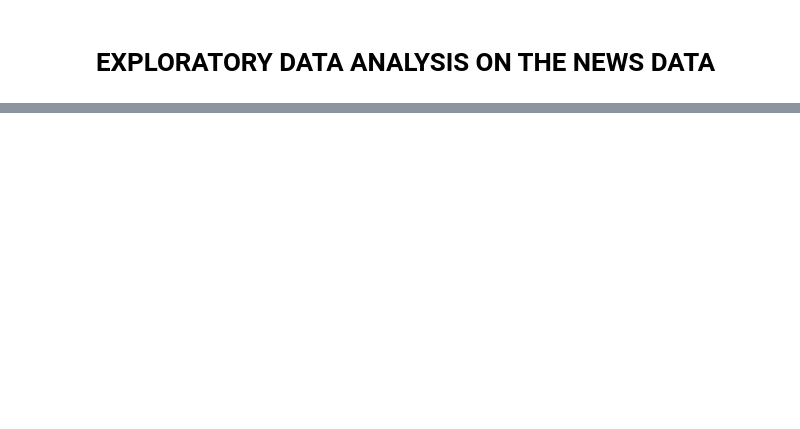
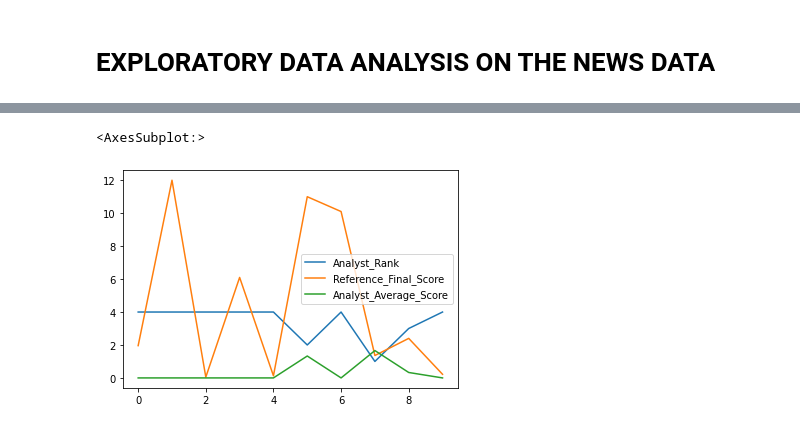
Before and after one commit to michaelgetachew-abebe/Prompt-Engineering-LLMs, a Jupyter notebook: notebooks/eda_news_data.ipynb, the cells around one changed output, grey strips where cells are left out. Saved outputs shown, nothing was run; the diff lists cells and outputs as text; code cells hidden in the pictures; blank space fills up the shorter version.

Commit message:
Feat(finished): exploration on the news data is completed

```diff
--- a/notebooks/eda_news_data.ipynb
+++ b/notebooks/eda_news_data.ipynb
@@ -48,5 +48,4 @@ news_dataframe.head(12)
 | 11 | NaN | NaN | NaN | NaN | NaN | NaN | NaN | NaN | ... |
 # %%
 #Handle the NaN values using dropna function
-news_dataframe = news_dataframe.dropna(axis=0)
-news_dataframe.count()
+df = news_dataframe[:10]
@@ -64,4 +65,2 @@ dtype: int64
 # %%
-#After droping out missing values convert the tuple into a data frame
-df = pd.DataFrame(news_dataframe, columns=['Domain','Title','Description','Body','Link','timestamp','Analyst_Average_Score','Analyst_Rank','Reference_Final_Score'])
-print(type(df))
+news_df = pd.DataFrame.from_records(df, columns =['Domain', 'Title', 'Description', 'Body', 'Link', 'timestamp', 'Analyst_Average_Score','Analyst_Rank','Reference_Final_Score'])
@@ -74,0 +93,7 @@ TypeError: 'tuple' object is not callable
+# %%
+# make a little rearrange of columns
+
+temp = news_df['Analyst_Average_Score']
+news_df.drop('Analyst_Average_Score',axis=1,inplace=True)
+news_df['Analyst_Average_Score']=temp
+news_df.head()
@@ -74,0 +107,5 @@ TypeError: 'tuple' object is not callable
+# %%
+news_df.plot(kind='line')
+# %% [output]
+<AxesSubplot:>
+[figure, added]
```
Also changed, not shown: parts of 11 cells of this notebook.
